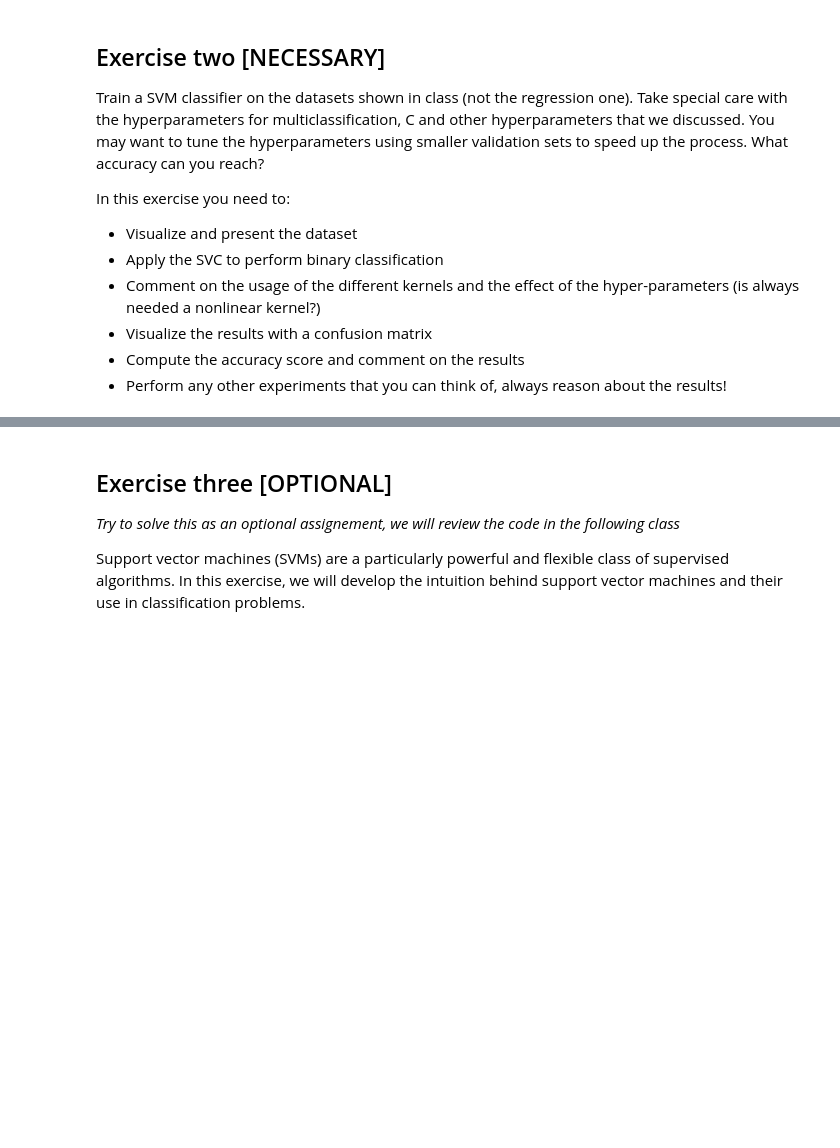
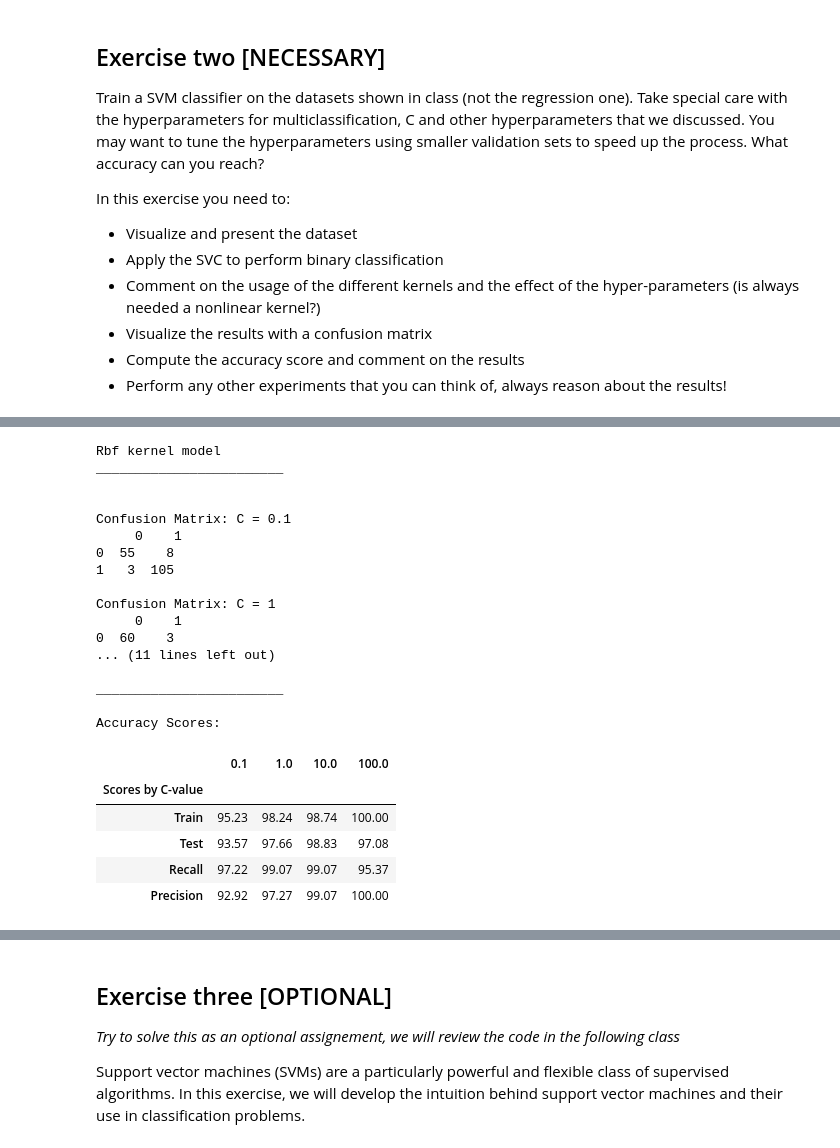
Before and after one commit to philipharman/bts-cda-2020, a Jupyter notebook: Session_5/Session_5_Classical_Data_Analysis_SVM_EXERCISES.ipynb, the cells around one changed output, grey strips where cells are left out. Drawn from its saved outputs; the diff is of its cells as text; code cells hidden in the pictures; blank space fills up the shorter version.

```diff
--- a/Session_5/Session_5_Classical_Data_Analysis_SVM_EXERCISES.ipynb
+++ b/Session_5/Session_5_Classical_Data_Analysis_SVM_EXERCISES.ipynb
@@ -32,0 +127,28 @@ In this exercise you need to:
+# %%
+# kernels = ['linear','rbf','poly','sigmoid']
+C_vals = [0.10, 1, 10, 100]
+result_printout('rbf', C_vals)
+# %% [output]
+Rbf kernel model
+________________________
+
+
+Confusion Matrix: C = 0.1
+     0    1
+0  55    8
+1   3  105
+
+Confusion Matrix: C = 1
+     0    1
+0  60    3
+... (11 lines left out)
+
+________________________
+
+Accuracy Scores:
+|  | 0.1 | 1.0 | 10.0 | 100.0 |
+| Scores by C-value |  |  |  |  |
+| Train | 95.23 | 98.24 | 98.74 | 100.00 |
+| Test | 93.57 | 97.66 | 98.83 | 97.08 |
+| Recall | 97.22 | 99.07 | 99.07 | 95.37 |
+| Precision | 92.92 | 97.27 | 99.07 | 100.00 |
```
Also changed, not shown: parts of 14 cells of this notebook.
